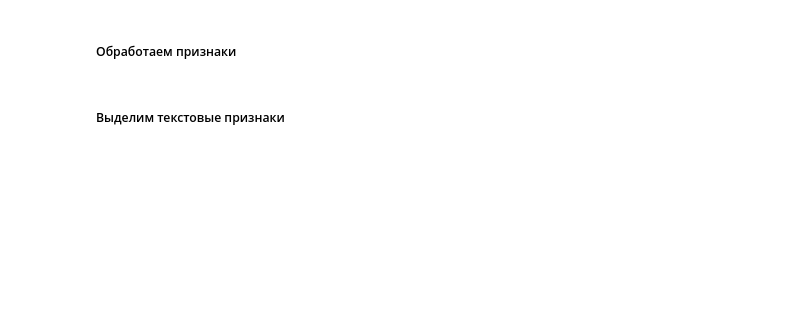
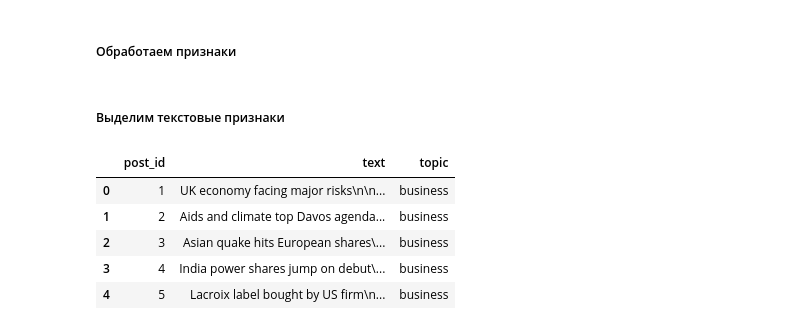
Before and after one commit to Litvinov-Ivan/posts-feed-recsys, a Jupyter notebook: notebooks/data_processing.ipynb, the cells around one changed output. Saved outputs shown, nothing was run; the diff lists cells and outputs as text; code cells hidden in the pictures; blank space fills up the shorter version.

```diff
--- a/notebooks/data_processing.ipynb
+++ b/notebooks/data_processing.ipynb
@@ -14,6 +14,6 @@ with open(CONFIG_PATH, "r", encoding="utf-8") as config_file:
 # Загрузим необходимые датасеты
 
 df = pd.read_csv(CONFIG['datasets_folder'] + '/data.csv')
-post_df = pd.read_csv(CONFIG['datasets_folder'] + '/post_data.csv').rename(columns={'id': 'post_id'})
+post_df = pd.read_csv(CONFIG['data_folder'] + '/post_data.csv').rename(columns={'id': 'post_id'})
 # %%
 df.head()
@@ -40,9 +47,14 @@ df = df.drop(['text'], axis=1)
 # %% [markdown]
 ##### Выделим текстовые признаки
 # %%
-post_df = pd.read_csv('../data' + '/post_data.csv').rename(columns={'id': 'post_id'})
-
 post_df.head()
+# %% [output]
+|  | post_id | text | topic |
+| 0 | 1 | UK economy facing major risks\n\n... | business |
+| 1 | 2 | Aids and climate top Davos agenda... | business |
+| 2 | 3 | Asian quake hits European shares\... | business |
+| 3 | 4 | India power shares jump on debut\... | business |
+| 4 | 5 | Lacroix label bought by US firm\n... | business |
 # %%
 # Уберём символ переноса строки
 
```
Also changed, not shown: parts of 3 cells of this notebook, 8 other files.
